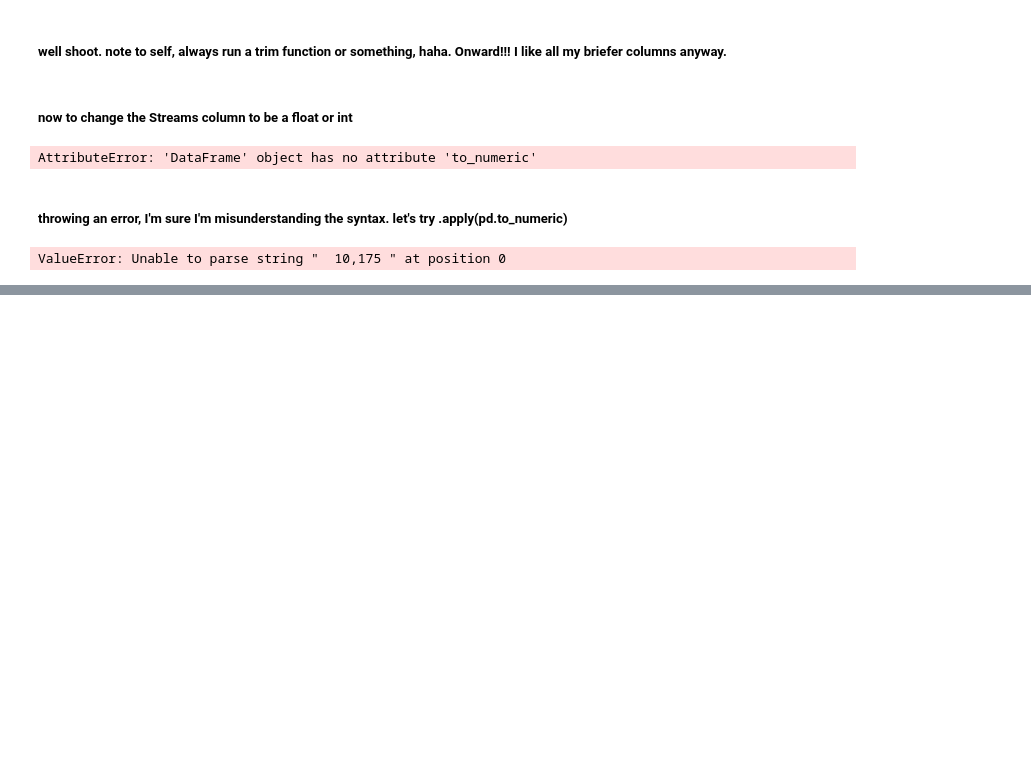
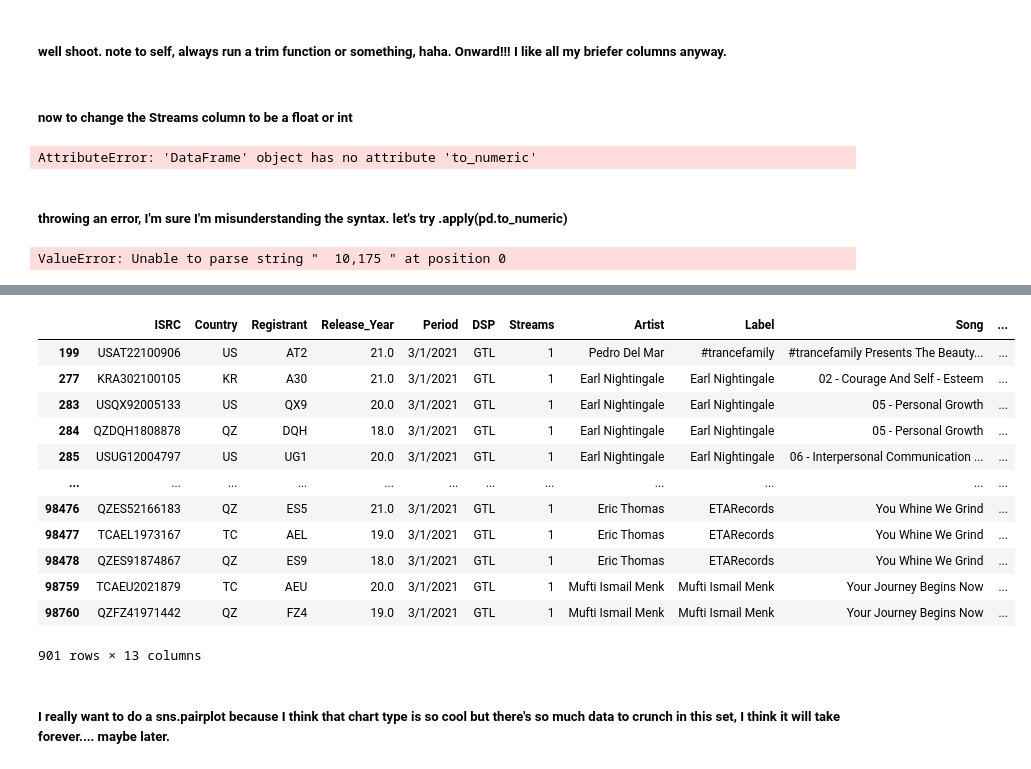
Before and after one commit to NSS-Data-Analytics-Cohort-6/mlc-project-nan-nagini, a Jupyter notebook: notebooks/Abi_MLC.ipynb, the cells around one changed output, grey strips where cells are left out. Saved outputs shown, nothing was run; the diff lists cells and outputs as text; code cells hidden in the pictures; blank space fills up the shorter version.

Commit message:
working through EDA workflow examples, did a lot of data cleansing, but my notebook kernel honestly froze a bit so I'm not totally convinced it all saved

```diff
--- a/notebooks/Abi_MLC.ipynb
+++ b/notebooks/Abi_MLC.ipynb
@@ -200,0 +207,2 @@ ValueError: Unable to parse string "  10,175 " at position 0
+# %%
+raw_df[["Streams"]] = raw_df[["Streams"]].apply(pd.to_numeric)
@@ -200,0 +211,4 @@ ValueError: Unable to parse string "  10,175 " at position 0
+# %%
+raw_df["Streams"] = raw_df["Streams"].str.replace(",", "")
+# %%
+raw_df[["Streams"]] = raw_df[["Streams"]].apply(pd.to_numeric)
@@ -200,0 +255,2 @@ ValueError: Unable to parse string "  10,175 " at position 0
+# %%
+clean = raw_df
@@ -200,0 +390,18 @@ ValueError: Unable to parse string "  10,175 " at position 0
+# %%
+clean[clean['Streams']==clean['Streams'].min()]
+# %% [output]
+|  | ISRC | Country | Registrant | Release_Year | Period | DSP | Streams | Artist | Label | Song | ... |
+| 199 | USAT22100906 | US | AT2 | 21.0 | 3/1/2021 | GTL | 1 | Pedro Del Mar | #trancefamily | #trancefamily Presents The Beauty... | ... |
+| 277 | KRA302100105 | KR | A30 | 21.0 | 3/1/2021 | GTL | 1 | Earl Nightingale | Earl Nightingale | 02 - Courage And Self - Esteem | ... |
+| 283 | USQX92005133 | US | QX9 | 20.0 | 3/1/2021 | GTL | 1 | Earl Nightingale | Earl Nightingale | 05 - Personal Growth | ... |
+| 284 | QZDQH1808878 | QZ | DQH | 18.0 | 3/1/2021 | GTL | 1 | Earl Nightingale | Earl Nightingale | 05 - Personal Growth | ... |
+| 285 | USUG12004797 | US | UG1 | 20.0 | 3/1/2021 | GTL | 1 | Earl Nightingale | Earl Nightingale | 06 - Interpersonal Communication ... | ... |
+| ... | ... | ... | ... | ... | ... | ... | ... | ... | ... | ... | ... |
+| 98476 | QZES52166183 | QZ | ES5 | 21.0 | 3/1/2021 | GTL | 1 | Eric Thomas | ETARecords | You Whine We Grind | ... |
+| 98477 | TCAEL1973167 | TC | AEL | 19.0 | 3/1/2021 | GTL | 1 | Eric Thomas | ETARecords | You Whine We Grind | ... |
+| 98478 | QZES91874867 | QZ | ES9 | 18.0 | 3/1/2021 | GTL | 1 | Eric Thomas | ETARecords | You Whine We Grind | ... |
+| 98759 | TCAEU2021879 | TC | AEU | 20.0 | 3/1/2021 | GTL | 1 | Mufti Ismail Menk | Mufti Ismail Menk | Your Journey Begins Now | ... |
+| 98760 | QZFZ41971442 | QZ | FZ4 | 19.0 | 3/1/2021 | GTL | 1 | Mufti Ismail Menk | Mufti Ismail Menk | Your Journey Begins Now | ... |
+901 rows × 13 columns
+# %% [markdown]
+##### I really want to do a sns.pairplot because I think that chart type is so cool but there's so much data to crunch in this set, I think it will take forever.... maybe later.
```
Also changed, not shown: parts of 18 cells of this notebook.
